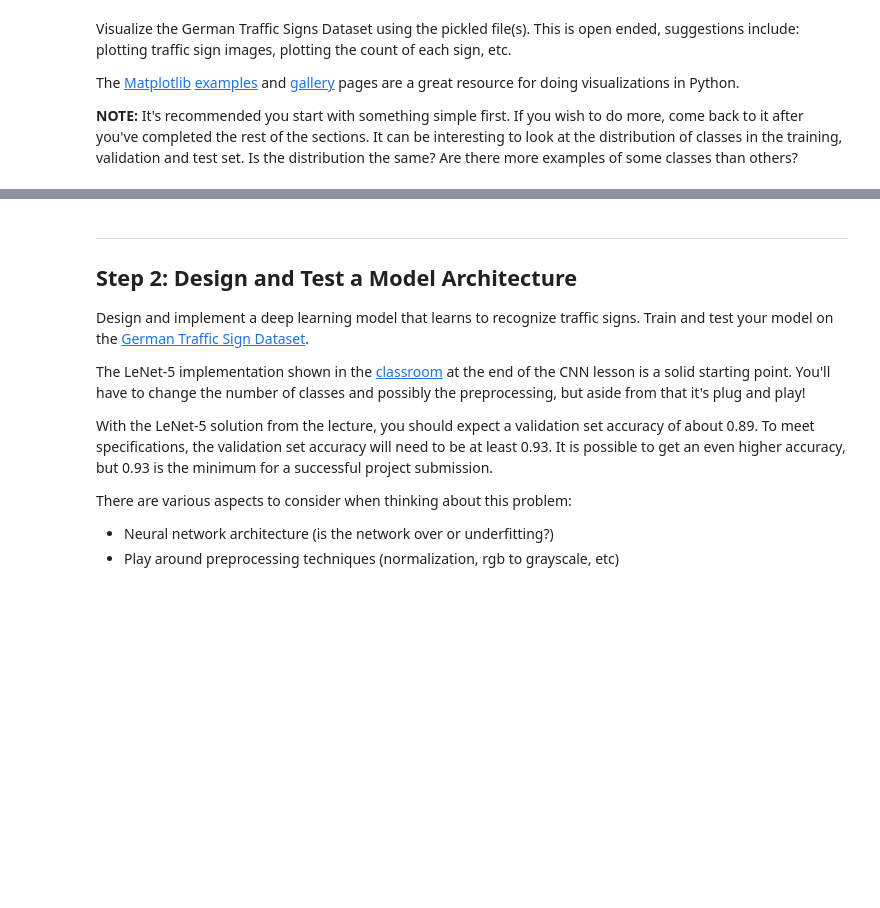
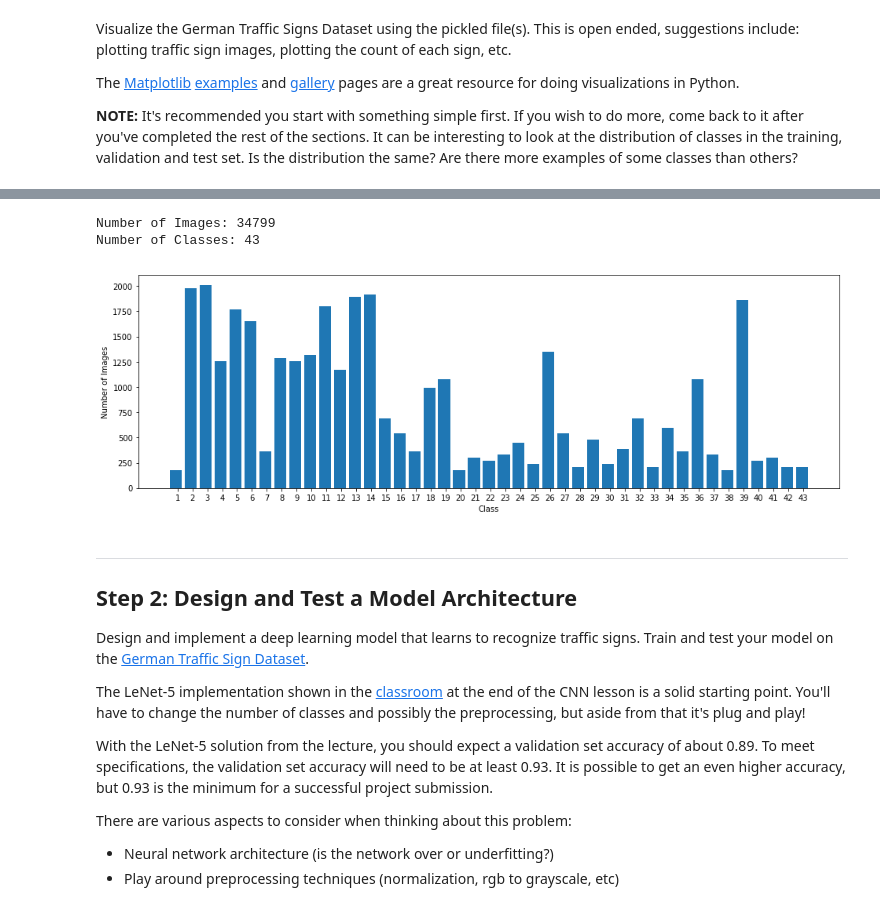
Before and after one commit to lauryndbrown/TrafficSignClassifier, a Jupyter notebook: Traffic_Sign_Classifier.ipynb, the cells around one changed output, grey strips where cells are left out. Saved outputs shown, nothing was run; the diff lists cells and outputs as text; code cells hidden in the pictures; blank space fills up the shorter version.

```diff
--- a/Traffic_Sign_Classifier.ipynb
+++ b/Traffic_Sign_Classifier.ipynb
@@ -115,0 +118,23 @@ print(y_train[index])
+# %%
+
+
+label_totals = {}
+for y in y_train:
+    try:
+        label_totals[y] += 1
+    except:
+        label_totals[y] = 1
+# print("Raw Totals by class:", label_totals)
+print("Number of Images:", len(y_train))
+print("Number of Classes:", n_classes)
+x = np.arange(n_classes)
+plt.subplots(figsize=(16,5))
+plt.bar(x, height=[label for label in label_totals.values()], width=0.8, align='edge')
+plt.xticks(x+.5, [str(label+1) for label in label_totals])
+plt.ylabel('Number of Images')
+plt.xlabel('Class')
+plt.show()
+# %% [output]
+Number of Images: 34799
+Number of Classes: 43
+[figure, added]
```
Also changed, not shown: parts of 9 cells of this notebook.
